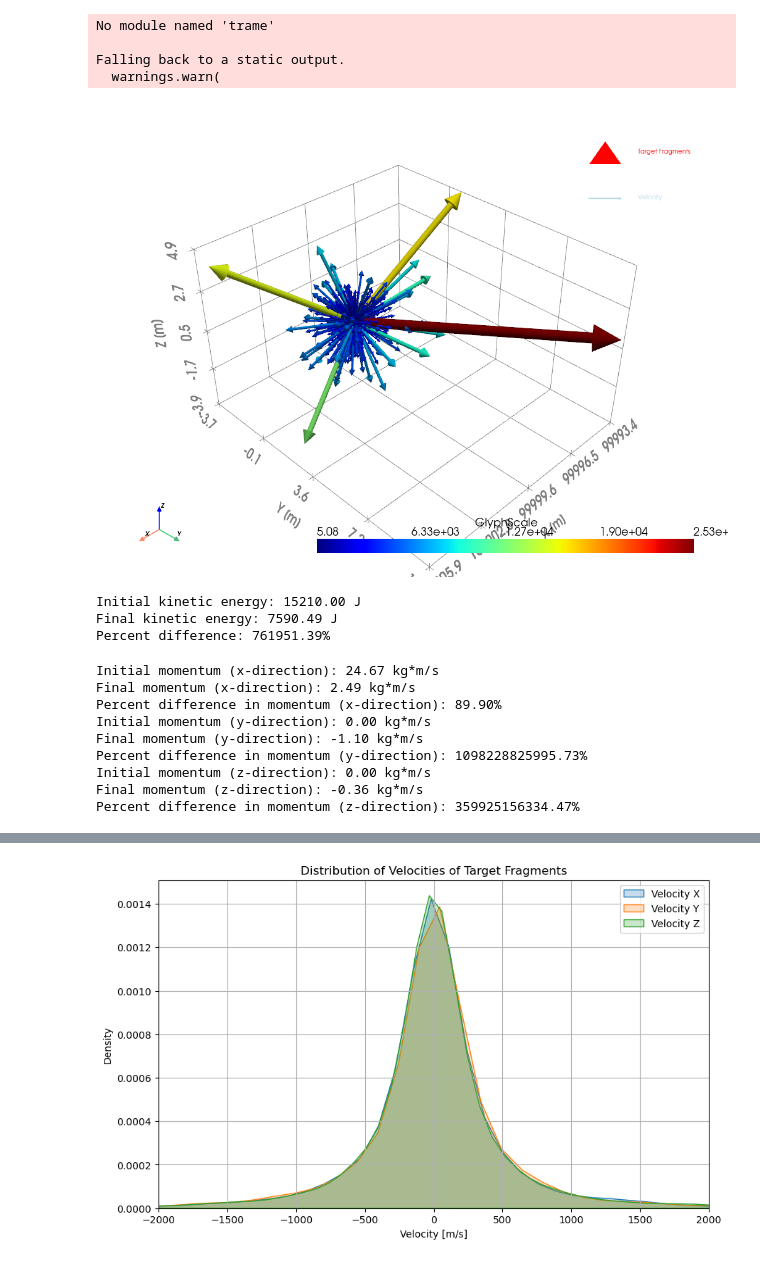
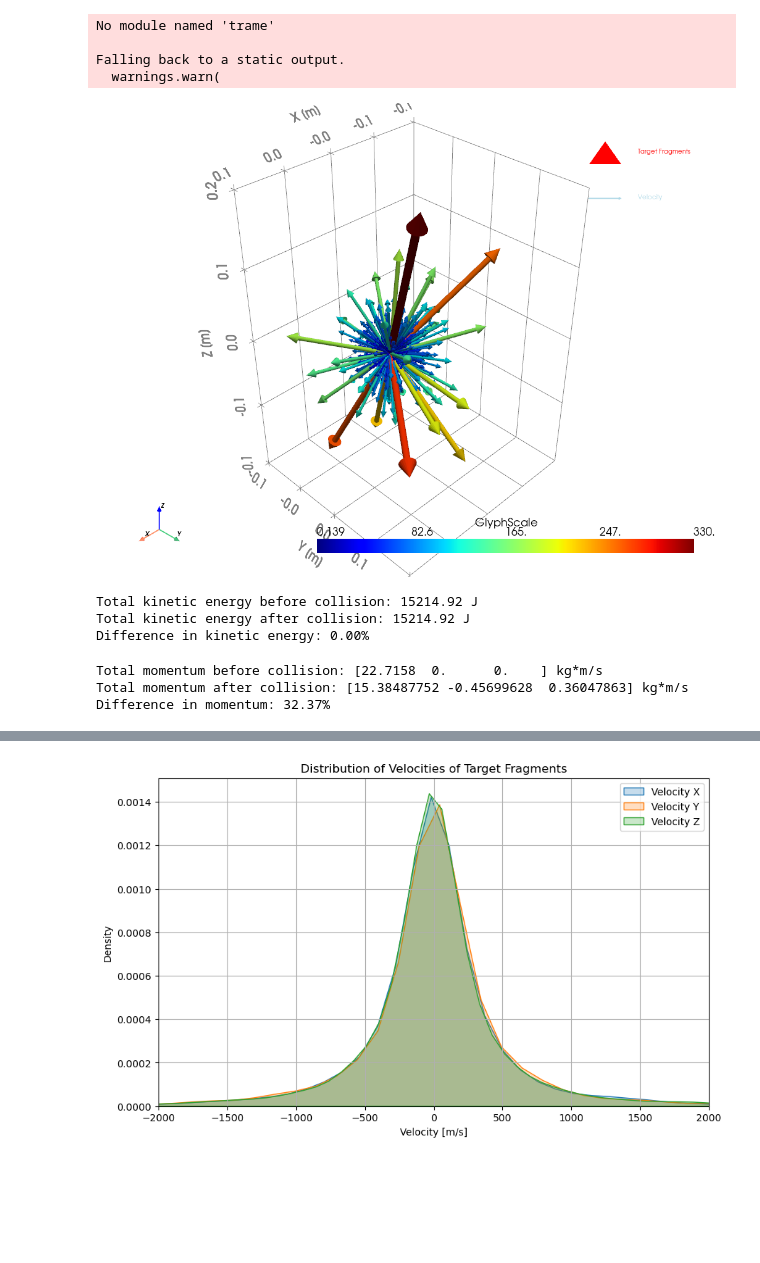
Before and after one commit to andreasaporito/NASA-breakup-model-cpp, a Jupyter notebook: AkantuComparison/0-angle-39-Jg-NOMC/simulation.ipynb, the cells around one changed output, grey strips where cells are left out. Saved outputs shown, nothing was run; the diff lists cells and outputs as text; code cells hidden in the pictures; blank space fills up the shorter version.

Commit message:
fixed some conservation

```diff
--- a/AkantuComparison/0-angle-39-Jg-NOMC/simulation.ipynb
+++ b/AkantuComparison/0-angle-39-Jg-NOMC/simulation.ipynb
@@ -73,7 +83,7 @@ vtu_file = os.path.abspath("input-output/result.vtu")
 mesh = pv.read(vtu_file)
 
 ids = mesh.point_data["id"]
-mask = ids < 8163
+mask = ids < 9221
 indices = np.where(mask)[0]
 
 filtered_mesh = pv.PolyData(mesh.points[indices])
@@ -86,34 +96,34 @@ vector_name = "velocity"
 filtered_mesh.set_active_vectors(vector_name)
 
 arrows = filtered_mesh.glyph(
     orient=vector_name,
     scale=vector_name,
     factor=0.0005,
     geom=pv.Arrow(tip_length=0.1, tip_radius=0.05, shaft_radius=0.02)
 )
 
 plotter = pv.Plotter(notebook=True)
 
 plotter.add_mesh(
     filtered_mesh,
     color='red',
     render_points_as_spheres=True,
     point_size=10,
     label='Target Fragments'
 )
 
 plotter.add_mesh(arrows, cmap='jet', label='Velocity')
 plotter.show_grid(color='gray', xtitle='X [m]', ytitle='Y [m]', ztitle='Z [m]')
 
 plotter.add_axes()
 plotter.add_legend()
 plotter.show()
 # %% [output]
 No module named 'trame'
 
 Falling back to a static output.
   warnings.warn(
-[figure, old version]
+[figure, new version]
 # %%
 # The final kinetic energy is the sum of the kinetic energies of all fragments after the collision.
 # The fragments' velocities can be found in /input-output/result.csv in the column "velocity". We can read this file and compute the kinetic energy.
@@ -131,54 +143,34 @@ velocities = df["Velocity [m/s]"].apply(lambda x: np.fromstring(x.strip('[]'), s
 # %%
-# Check energy conservation
+# Check kinetic energy conservation
+masses_output = df_output["Mass [kg]"].values
+kinetic_energies_output = 0.5 * masses_output * np.sum(velocities_output**2, axis=1)
+total_kinetic_energy_output = np.sum(kinetic_energies_output)
 
-# We define initial energy as the sum of the kinetic energies of the system before the collision.
+masses_input = df_input["Mass [kg]"].values
+kinetic_energies_input = 0.5 * masses_input * np.sum(velocities_input**2, axis=1)
+total_kinetic_energy_input = np.sum(kinetic_energies_input)
 
-initial_kinetic_energy = 0.5 * 0.02 * v_rel**2
-
-# We define final energy as the sum of the kinetic energies of all fragments after the collision.
-velocities_array = np.array(velocities.tolist())
-final_kinetic_energy = 0.5 * np.sum(df["Mass [kg]"] * np.linalg.norm(velocities_array, axis=1)**2)
-print(f"Initial kinetic energy: {initial_kinetic_energy:.2f} J")
-print(f"Final kinetic energy: {final_kinetic_energy:.2f} J")
-# Percent difference
-percent_difference = 100 * abs(final_kinetic_energy - initial_kinetic_energy)
-print(f"Percent difference: {percent_difference:.2f}%")
+print(f"Total kinetic energy before collision: {total_kinetic_energy_input:.2f} J")
+print(f"Total kinetic energy after collision: {total_kinetic_energy_output:.2f} J")
+# Difference in percentage
+energy_difference = np.abs(total_kinetic_energy_output - total_kinetic_energy_input) / total_kinetic_energy_input * 100
+print(f"Difference in kinetic energy: {energy_difference:.2f}%")
 # %% [output]
-Initial kinetic energy: 15210.00 J
-Final kinetic energy: 7590.49 J
-Percent difference: 761951.39%
+Total kinetic energy before collision: 15214.92 J
+Total kinetic energy after collision: 15214.92 J
+Difference in kinetic energy: 0.00%
 # %%
-# Momentum conservation for each direction
-initial_momentum_x = 0.02 * v_rel
-final_momentum_x = np.sum(df["Mass [kg]"] * velocities_array[:, 0])
-print(f"Initial momentum (x-direction): {initial_momentum_x:.2f} kg*m/s")
-print(f"Final momentum (x-direction): {final_momentum_x:.2f} kg*m/s")
-percent_difference_momentum_x = 100 * abs(final_momentum_x - initial_momentum_x) / abs(initial_momentum_x)
-print(f"Percent difference in momentum (x-direction): {percent_difference_momentum_x:.2f}%")
-
-initial_momentum_y = 0
-final_momentum_y = np.sum(df["Mass [kg]"] * velocities_array[:, 1])
-print(f"Initial momentum (y-direction): {initial_momentum_y:.2f} kg*m/s")
-print(f"Final momentum (y-direction): {final_momentum_y:.2f} kg*m/s")
-percent_difference_momentum_y = 100 * abs(final_momentum_y - initial_momentum_y) / (abs(initial_momentum_y) + 1e-10)
-print(f"Percent difference in momentum (y-direction): {percent_difference_momentum_y:.2f}%")
-
-initial_momentum_z = 0
-final_momentum_z = np.sum(df["Mass [kg]"] * velocities_array[:, 2])
-print(f"Initial momentum (z-direction): {initial_momentum_z:.2f} kg*m/s")
-print(f"Final momentum (z-direction): {final_momentum_z:.2f} kg*m/s")
-percent_difference_momentum_z = 100 * abs(final_momentum_z - initial_momentum_z) / (abs(initial_momentum_z) + 1e-10)
-print(f"Percent difference in momentum (z-direction): {percent_difference_momentum_z:.2f}%")
+# Same for momentum conservation
+momentum_output = np.sum(masses_output[:, np.newaxis] * velocities_output, axis=0)
+momentum_input = np.sum(masses_input[:, np.newaxis] * velocities_input, axis=0)
+print(f"Total momentum before collision: {momentum_input} kg*m/s")
+print(f"Total momentum after collision: {momentum_output} kg*m/s")
+momentum_difference = np.linalg.norm(momentum_output - momentum_input) / np.linalg.norm(momentum_input) * 100
+print(f"Difference in momentum: {momentum_difference:.2f}%")
 # %% [output]
-Initial momentum (x-direction): 24.67 kg*m/s
-Final momentum (x-direction): 2.49 kg*m/s
-Percent difference in momentum (x-direction): 89.90%
-Initial momentum (y-direction): 0.00 kg*m/s
-Final momentum (y-direction): -1.10 kg*m/s
-Percent difference in momentum (y-direction): 1098228825995.73%
-Initial momentum (z-direction): 0.00 kg*m/s
-Final momentum (z-direction): -0.36 kg*m/s
-Percent difference in momentum (z-direction): 359925156334.47%
+Total momentum before collision: [22.7158  0.      0.    ] kg*m/s
+Total momentum after collision: [15.38487752 -0.45699628  0.36047863] kg*m/s
+Difference in momentum: 32.37%
 # %%
 import matplotlib.pyplot as plt
 # %%
```
Also changed, not shown: parts of 20 cells of this notebook, 6 other files.
